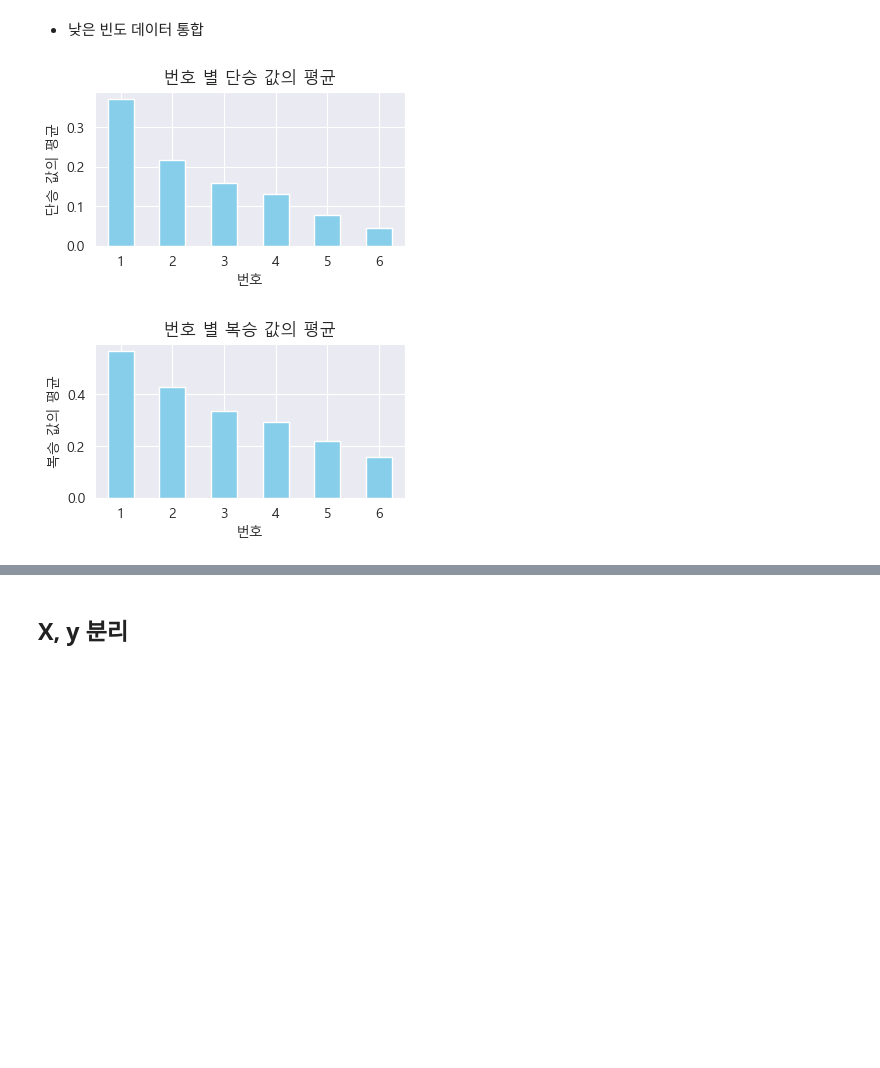
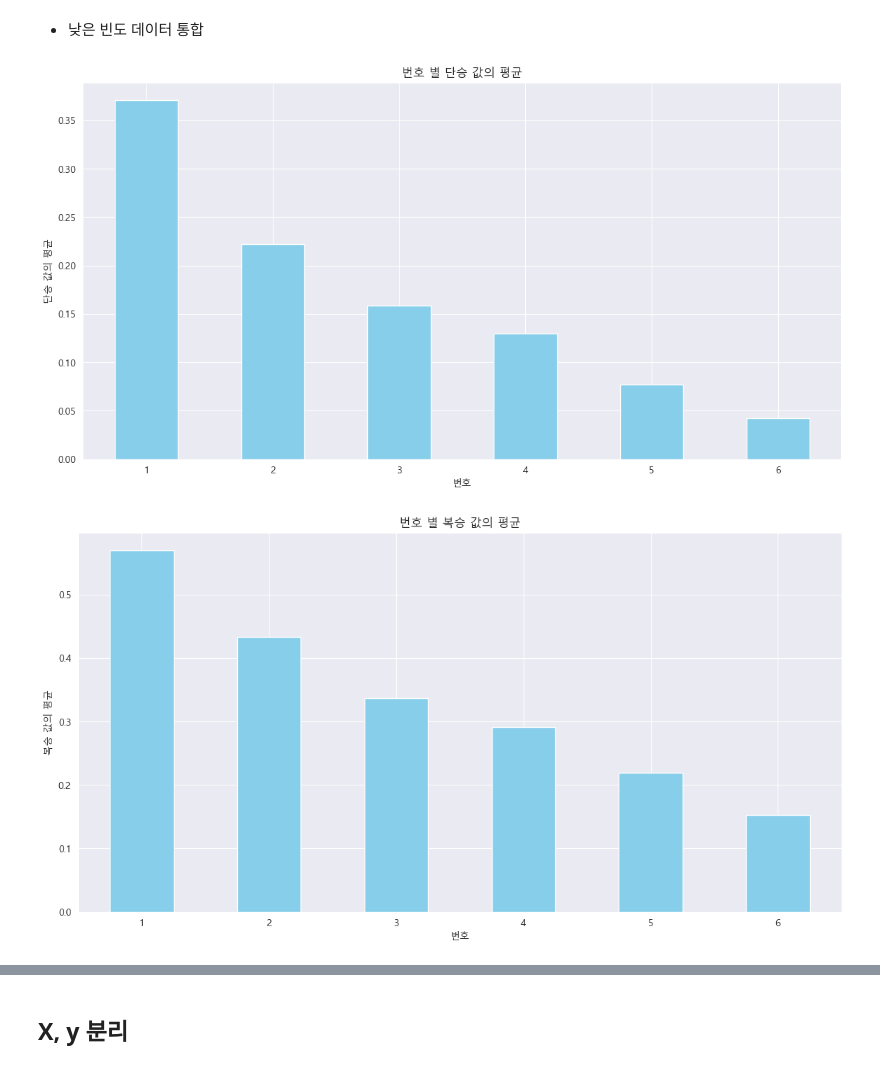
Before and after one commit to EunHak0501/KBoat, a Jupyter notebook: base_line.ipynb, the cells around one changed output, grey strips where cells are left out. Saved outputs shown, nothing was run; the diff lists cells and outputs as text; code cells hidden in the pictures; blank space fills up the shorter version.

```diff
--- a/base_line.ipynb
+++ b/base_line.ipynb
@@ -61,12 +54,10 @@ ROOT_DIR = "data"
 RANDOM_STATE = 999
 
 train = pd.read_csv(os.path.join(ROOT_DIR, "train.csv"))
-val = pd.read_csv(os.path.join(ROOT_DIR, "val.csv"))
 test = pd.read_csv(os.path.join(ROOT_DIR, "test.csv"))
 
+train = add_y(train)
+test = add_y(test)
 
-train = add_y(train)
-val = add_y(val)
-
-print(train.shape, val.shape)
+print(train.shape, test.shape)
 # %% [output]
@@ -91,7 +82,7 @@ def drop_columns_from_datasets(df):
 
 
 train = drop_columns_from_datasets(train)
-val = drop_columns_from_datasets(val)
+test = drop_columns_from_datasets(test)
 
-print(train.shape, val.shape)
+print(train.shape, test.shape)
 # %% [output]
@@ -115,7 +106,7 @@ def separation_course(df):
 
 
 train = separation_course(train)
-val = separation_course(val)
+test = separation_course(test)
 
-print(train.shape, val.shape)
+print(train.shape, test.shape)
 # %% [output]
@@ -161,6 +152,6 @@ def laplace_smoothing_to_course(train, val=None, alpha=1):
         return train
 
 
-train, val = laplace_smoothing_to_course(train, val, alpha=1) # 알파가 작을수록 빈도수에 가깝세, 알파가 클수록 전체 평균에 가깝게
-print(train.shape, val.shape)
+train, test = laplace_smoothing_to_course(train, test, alpha=1) # 알파가 작을수록 빈도수에 가깝세, 알파가 클수록 전체 평균에 가깝게
+print(train.shape, test.shape)
 # %% [output]
@@ -240,20 +231,20 @@ def cal_cat_cols(train, val=None):
 # %%
 plt.rcParams['font.family'] = 'Malgun Gothic'
 
 cols = [
     '단승', '복승', '삼복승'
 ]
 
 for col in cols:
     mean_values = train.groupby('번호')[col].mean()
 
-    plt.figure(figsize=(4, 2))
+    plt.figure(figsize=(14, 7))
     mean_values.plot(kind='bar', color='skyblue')
     plt.title(f'번호 별 {col} 값의 평균')
     plt.xlabel('번호')
     plt.ylabel(f'{col} 값의 평균')
     plt.xticks(rotation=0)
     plt.show()
 # %% [output]
-[figure, old version]
+[figure, new version]
-[figure, old version]
+[figure, new version]
```
Also changed, not shown: parts of 21 cells of this notebook, 2 other files.
